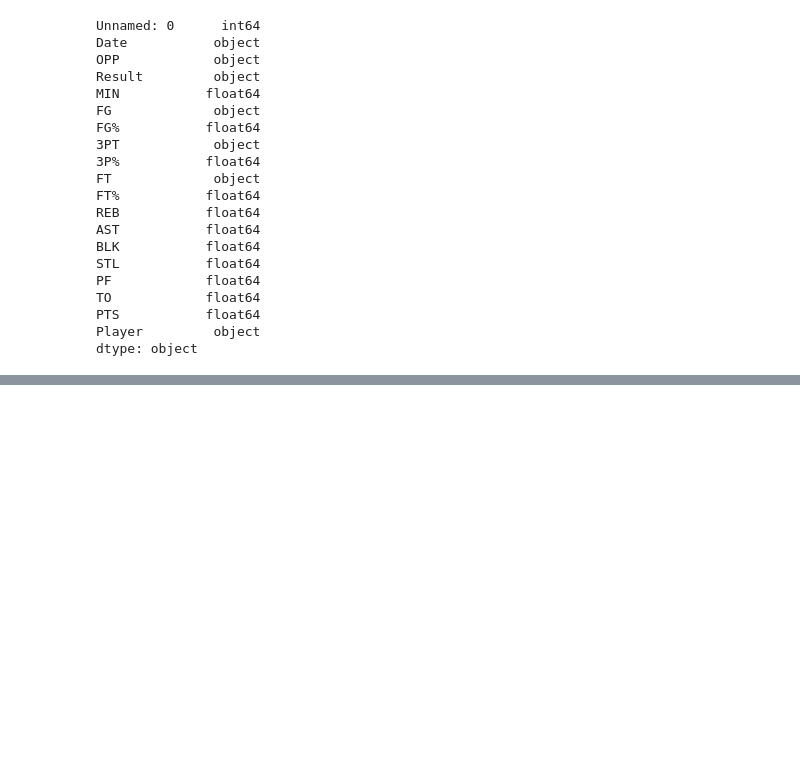
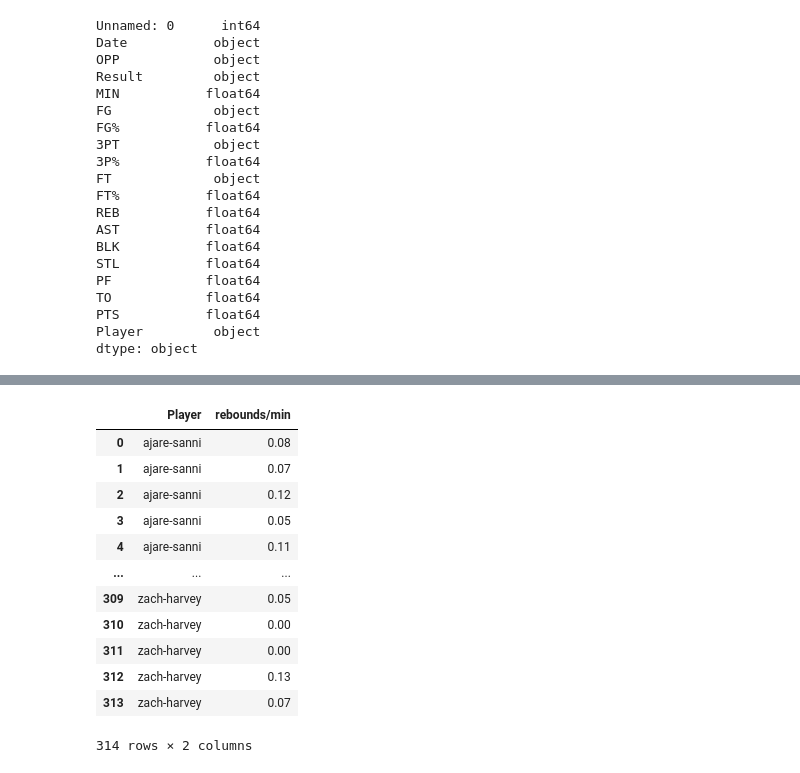
Before and after one commit to aothree/UCSB_Basketball_Analytics, a Jupyter notebook: analysis.ipynb, the cells around one changed output, grey strips where cells are left out. Drawn from its saved outputs; the diff is of its cells as text; code cells hidden in the pictures; blank space fills up the shorter version.

```diff
--- a/analysis.ipynb
+++ b/analysis.ipynb
@@ -107,0 +100,16 @@ Name: Player, dtype: int64
+# %%
+df[['Player', 'rebounds/min']]
+# %% [output]
+|  | Player | rebounds/min |
+| 0 | ajare-sanni | 0.08 |
+| 1 | ajare-sanni | 0.07 |
+| 2 | ajare-sanni | 0.12 |
+| 3 | ajare-sanni | 0.05 |
+| 4 | ajare-sanni | 0.11 |
+| ... | ... | ... |
+| 309 | zach-harvey | 0.05 |
+| 310 | zach-harvey | 0.00 |
+| 311 | zach-harvey | 0.00 |
+| 312 | zach-harvey | 0.13 |
+| 313 | zach-harvey | 0.07 |
+314 rows × 2 columns
```
Also changed, not shown: parts of 16 cells of this notebook, 37 other files.
